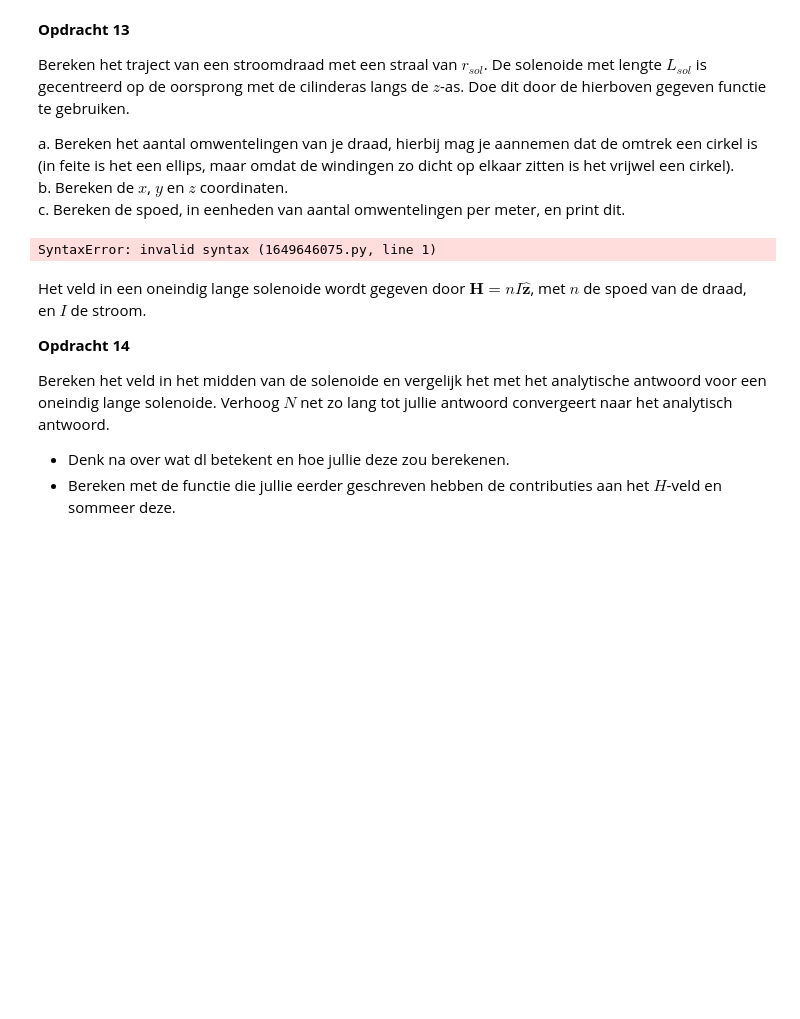
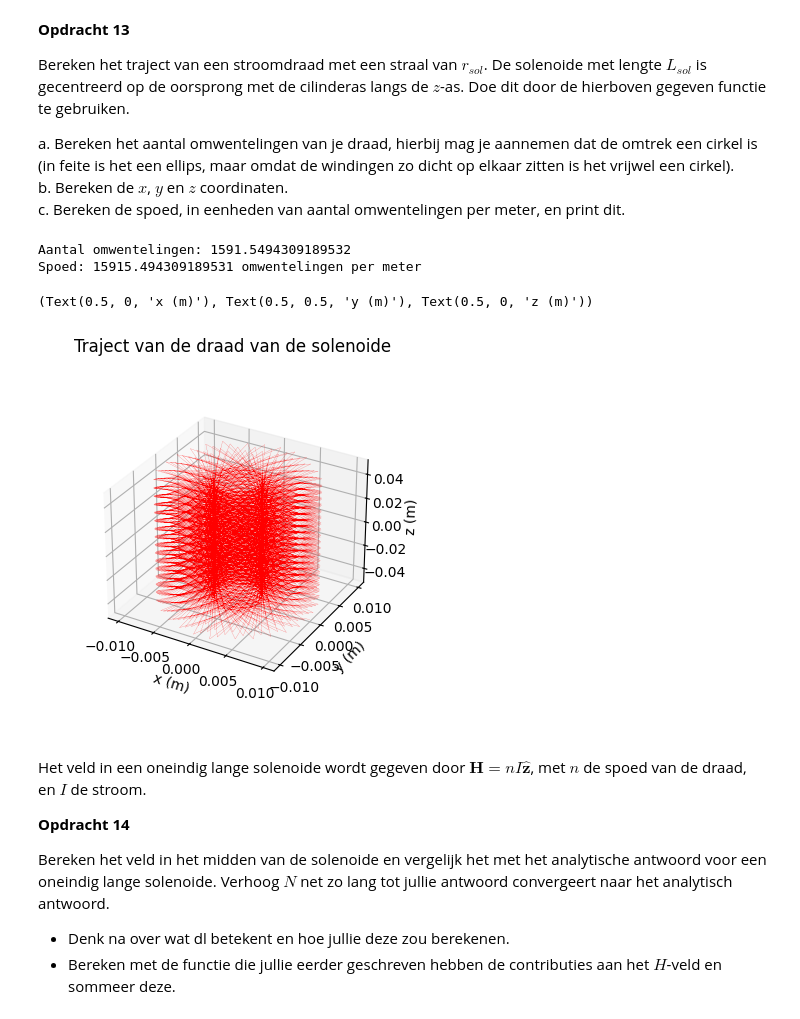
Before and after one commit to HugoRuttenTU/opdrachten-DEF-D, a Jupyter notebook: 2KrachtactuatorOpdracht/2KrachtactuatorOpdracht/KrachtactuatorOpdracht.ipynb, the cells around one changed output. Drawn from its saved outputs; the diff is of its cells as text; code cells hidden in the pictures; blank space fills up the shorter version.

```diff
--- a/2KrachtactuatorOpdracht/2KrachtactuatorOpdracht/KrachtactuatorOpdracht.ipynb
+++ b/2KrachtactuatorOpdracht/2KrachtactuatorOpdracht/KrachtactuatorOpdracht.ipynb
@@ -402,19 +402,30 @@ a. Bereken het aantal omwentelingen van je draad, hierbij mag je aannemen dat de
 b. Bereken de $x$, $y$ en $z$ coordinaten.\
 c. Bereken de spoed, in eenheden van aantal omwentelingen per meter, en print dit.
 # %%
-l_draad = # Lengte draad
-r_sol = # Straal solenoide
-L_sol = # Lengte solenoide
-N = # Aantal wikkeling
+l_draad = 100 # Lengte draad
+r_sol = 0.01 # Straal solenoide
+L_sol = 0.1 # Lengte solenoide
+N = 1000 # Aantal wikkeling
+
+aantal_omwentelingen = l_draad / (2 * np.pi * r_sol)
+
+x, y, z = parametrisatie(N, r_sol, aantal_omwentelingen, L_sol)
+
+spoed = aantal_omwentelingen / L_sol
+print("Aantal omwentelingen:", aantal_omwentelingen)
+print("Spoed:", spoed, "omwentelingen per meter")
 
 # Enkele plots
 ax=plt.figure().add_subplot(projection='3d')
 plt.title('Traject van de draad van de solenoide')
 plt.plot(x, y, z, '-r', linewidth=0.1)
 ax.set_box_aspect(aspect=None, zoom=0.8)
 ax.set_xlabel('x (m)'), ax.set_ylabel('y (m)'), ax.set_zlabel('z (m)')
 # %% [output]
-SyntaxError: invalid syntax (1649646075.py, line 1)
+Aantal omwentelingen: 1591.5494309189532
+Spoed: 15915.494309189531 omwentelingen per meter
+(Text(0.5, 0, 'x (m)'), Text(0.5, 0.5, 'y (m)'), Text(0.5, 0, 'z (m)'))
+[figure, added]
 # %% [markdown]
 Het veld in een oneindig lange solenoide wordt gegeven door $\mathbf{H} = n I \hat{\mathbf{z}}$, met $n$ de spoed van de draad, en $I$ de stroom.
 
```
Also changed, not shown: parts of 1 cell of this notebook.
